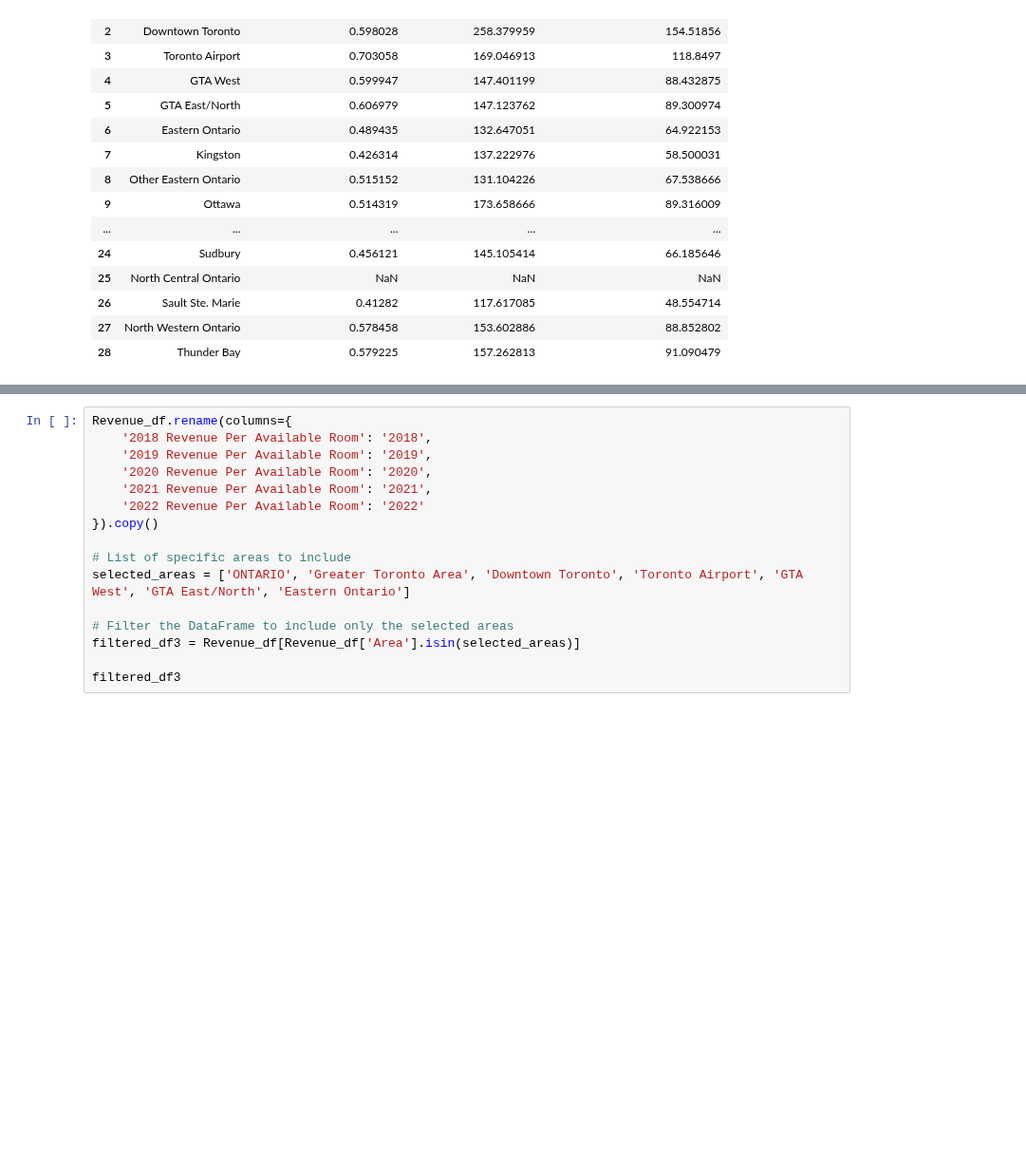
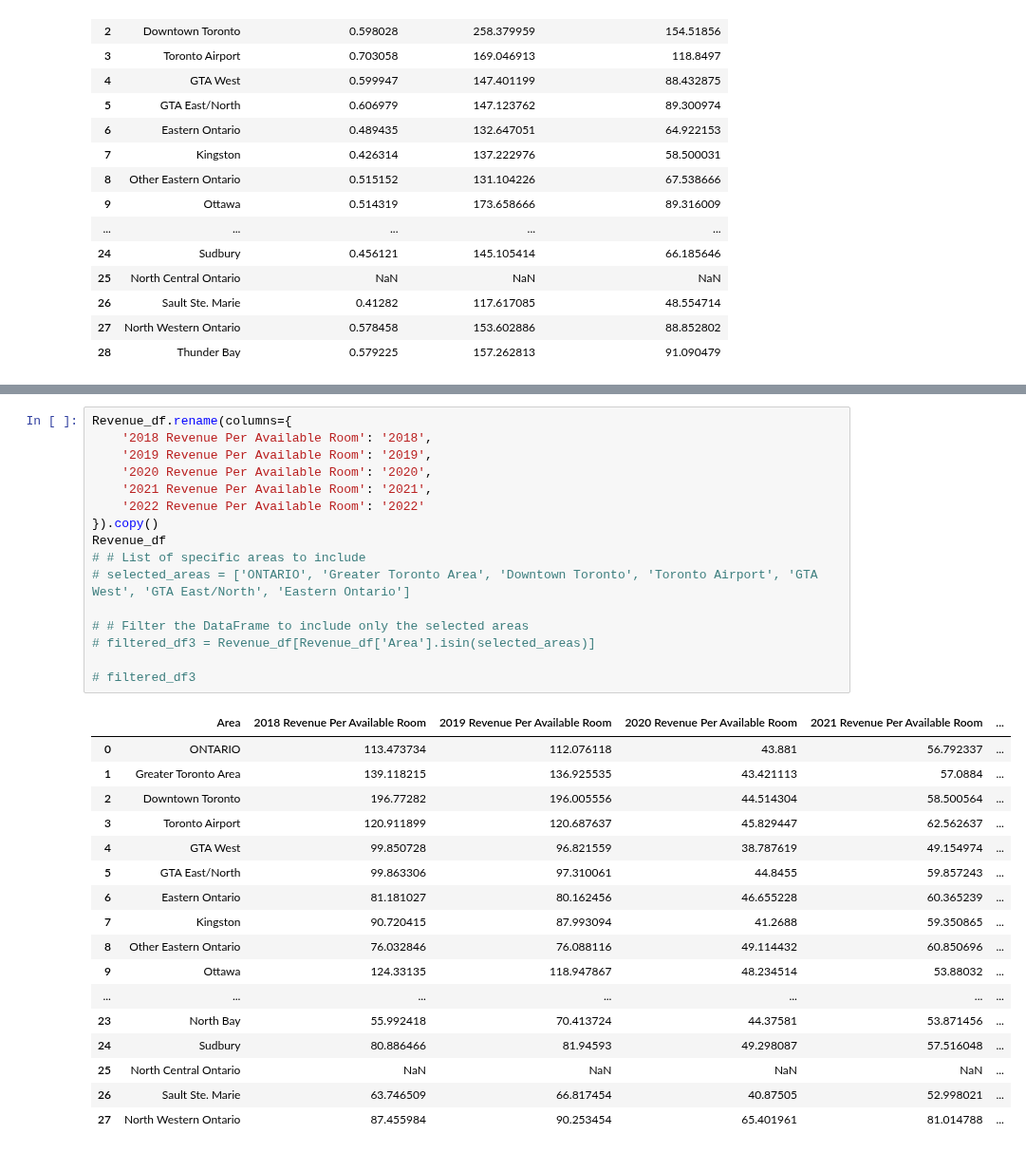
Before and after one commit to AleMori22/Project_1_repo, a Jupyter notebook: Hotel_data_12112023.ipynb, the cells around one changed output, grey strips where cells are left out. Shown at 95% size. Drawn from its saved outputs; the diff is of its cells as text; blank space fills up the shorter version.

```diff
--- a/Hotel_data_12112023.ipynb
+++ b/Hotel_data_12112023.ipynb
@@ -179,19 +240,37 @@ filtered_df
 # %%
 Revenue_df.rename(columns={
     '2018 Revenue Per Available Room': '2018',
     '2019 Revenue Per Available Room': '2019',
     '2020 Revenue Per Available Room': '2020',
     '2021 Revenue Per Available Room': '2021',
     '2022 Revenue Per Available Room': '2022'
 }).copy()
+Revenue_df
+# # List of specific areas to include
+# selected_areas = ['ONTARIO', 'Greater Toronto Area', 'Downtown Toronto', 'Toronto Airport', 'GTA West', 'GTA East/North', 'Eastern Ontario']
 
-# List of specific areas to include
-selected_areas = ['ONTARIO', 'Greater Toronto Area', 'Downtown Toronto', 'Toronto Airport', 'GTA West', 'GTA East/North', 'Eastern Ontario']
+# # Filter the DataFrame to include only the selected areas
+# filtered_df3 = Revenue_df[Revenue_df['Area'].isin(selected_areas)]
 
-# Filter the DataFrame to include only the selected areas
-filtered_df3 = Revenue_df[Revenue_df['Area'].isin(selected_areas)]
-
-filtered_df3
+# filtered_df3
+# %% [output]
+|  | Area | 2018 Revenue Per Available Room | 2019 Revenue Per Available Room | 2020 Revenue Per Available Room | 2021 Revenue Per Available Room | ... |
+| 0 | ONTARIO | 113.473734 | 112.076118 | 43.881 | 56.792337 | ... |
+| 1 | Greater Toronto Area | 139.118215 | 136.925535 | 43.421113 | 57.0884 | ... |
+| 2 | Downtown Toronto | 196.77282 | 196.005556 | 44.514304 | 58.500564 | ... |
+| 3 | Toronto Airport | 120.911899 | 120.687637 | 45.829447 | 62.562637 | ... |
+| 4 | GTA West | 99.850728 | 96.821559 | 38.787619 | 49.154974 | ... |
+| 5 | GTA East/North | 99.863306 | 97.310061 | 44.8455 | 59.857243 | ... |
+| 6 | Eastern Ontario | 81.181027 | 80.162456 | 46.655228 | 60.365239 | ... |
+| 7 | Kingston | 90.720415 | 87.993094 | 41.2688 | 59.350865 | ... |
+| 8 | Other Eastern Ontario | 76.032846 | 76.088116 | 49.114432 | 60.850696 | ... |
+| 9 | Ottawa | 124.33135 | 118.947867 | 48.234514 | 53.88032 | ... |
+| ... | ... | ... | ... | ... | ... | ... |
+| 23 | North Bay | 55.992418 | 70.413724 | 44.37581 | 53.871456 | ... |
+| 24 | Sudbury | 80.886466 | 81.94593 | 49.298087 | 57.516048 | ... |
+| 25 | North Central Ontario | NaN | NaN | NaN | NaN | ... |
+| 26 | Sault Ste. Marie | 63.746509 | 66.817454 | 40.87505 | 52.998021 | ... |
+| 27 | North Western Ontario | 87.455984 | 90.253454 | 65.401961 | 81.014788 | ... |
 # %%
 # Set 'Area' as the index for the filtered DataFrame
 filtered_df.set_index('Area', inplace=True)
```
Also changed, not shown: parts of 12 cells of this notebook.
